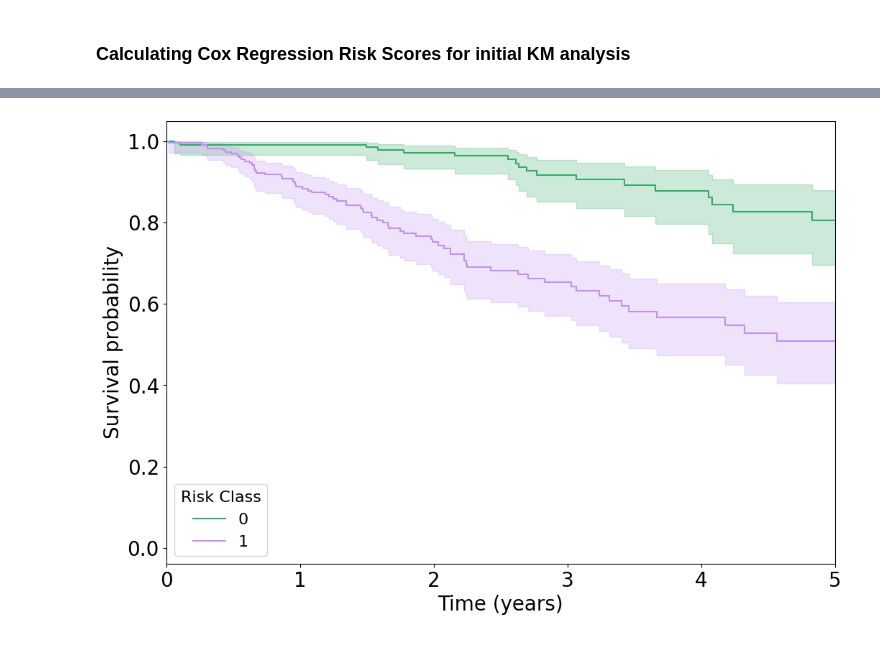
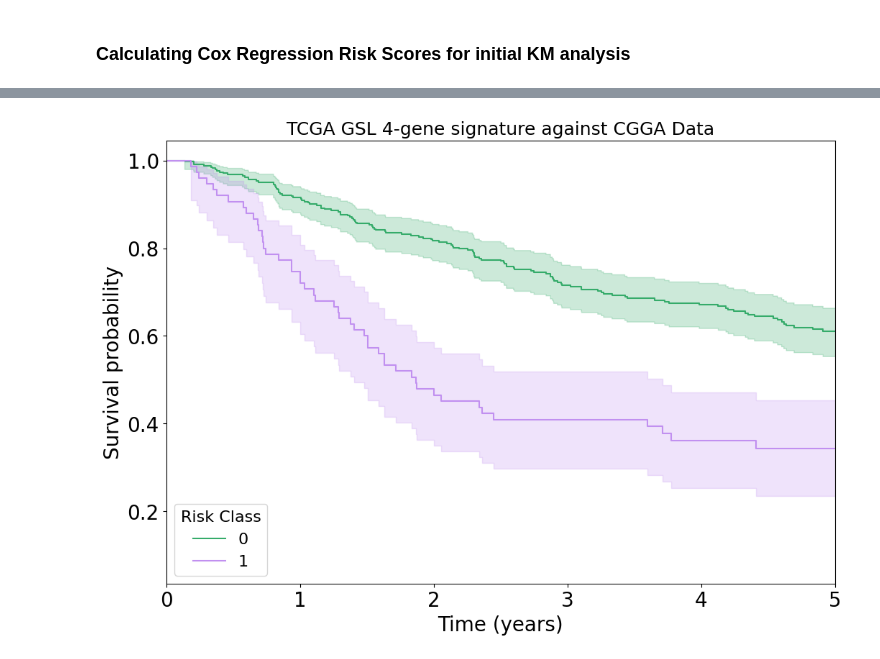
Before and after one commit to JackWJW/LGG_Prognosis_Prediction, a Jupyter notebook: Survival_Analysis_Notebook.ipynb, the cells around one changed output, grey strips where cells are left out. Drawn from its saved outputs; the diff is of its cells as text; code cells hidden in the pictures.

```diff
--- a/Survival_Analysis_Notebook.ipynb
+++ b/Survival_Analysis_Notebook.ipynb
@@ -371,8 +307,7 @@ selected_genes = plot_coef_path_pub(
 # %% [markdown]
 ### KM analysis of Lesso regression identified genes
 # %%
-genes_of_interest = ["FUT9","ST8SIA5"]
-cancer_of_interest = "Brain Lower Grade Glioma"
+genes_of_interest = ["FUT6","FUT9"]
 
 fig, axs = plt.subplots(nrows=2, ncols=1, figsize=(5, 8))
 logrank_ps = []
@@ -385,13 +320,13 @@ for idx, gene_of_interest in enumerate(genes_of_interest):
     df_Expn_Class["Expression Class"] = df_Expn_Class[gene_of_interest].apply(Expn_class)
     df_Expn_Class = df_Expn_Class.dropna()
     df_Expn_Class["Expression_Class_Num"] = df_Expn_Class["Expression Class"].map({"Low": 0, "High": 1})
-    df_cox = df_Expn_Class[["DSS.time", "DSS", "Expression_Class_Num"]]
+    df_cox = df_Expn_Class[["OS.time", "OS", "Expression_Class_Num"]]
 
     high = df_Expn_Class[df_Expn_Class["Expression Class"] == "High"]
     low  = df_Expn_Class[df_Expn_Class["Expression Class"] == "Low"]
     lr_res = logrank_test(
-        high["DSS.time"], low["DSS.time"],
-        event_observed_A=high["DSS"], event_observed_B=low["DSS"]
+        high["OS.time"], low["OS.time"],
+        event_observed_A=high["OS"], event_observed_B=low["OS"]
     )
     p_val = lr_res.p_value
     logrank_ps.append(p_val)
@@ -401,7 +336,7 @@ for idx, gene_of_interest in enumerate(genes_of_interest):
 
     ax = axs[idx]  # Select the subplot axis
     for i, (cluster, group_df) in enumerate(df_Expn_Class.groupby("Expression Class")):
-        kmf.fit(group_df["DSS.time"] / 365, event_observed=group_df["DSS"], label=f"{cluster} Expression")
+        kmf.fit(group_df["OS.time"] / 365, event_observed=group_df["OS"], label=f"{cluster} Expression")
         kmf.plot_survival_function(ax=ax, color=colours[i])
 
     ax.set_title(f"{gene_of_interest}", fontsize=16)
@@ -410,12 +345,11 @@ for idx, gene_of_interest in enumerate(genes_of_interest):
     ax.set_ylabel("Survival probability", fontsize=14)
     ax.tick_params(axis='both', labelsize=12)
     ax.set_xlabel("Time (years)",fontsize=14)
-
-    fdr_vals = multipletests(logrank_ps, method="fdr_bh")[1]
-    for ax, fdr in zip(axs, fdr_vals):
+    p_vals = logrank_ps
+    for ax, p in zip(axs, p_vals):
         ax.text(
             0.035, 0.05,
-            f"Log-Rank p FDR (BH) = {fdr:.2e}",
+            f"Log-Rank p = {p:.2e}",
             transform=ax.transAxes,
             fontsize=12,
             bbox=dict(boxstyle="round", facecolor="white",edgecolor='black')
@@ -430,12 +364,12 @@ plt.show()
 # %% [markdown]
 ### Cox (Ridge L2 penalised) Regression for C index and Hazard Ratio calculation
 # %%
-genes_of_interest = ["B3GNT5", "UGCG", "FUT9","ST8SIA5"]
-genes_df = df_KM_LGG[["DSS","DSS.time"]+genes_of_interest].copy()
+genes_of_interest = ["B3GNT5", "UGCG", "FUT9","FUT6"]
+genes_df = df_KM_LGG[["OS","OS.time"]+genes_of_interest].copy()
 genes_df[genes_of_interest] = StandardScaler().fit_transform(genes_df[genes_of_interest])
 
 cph = CoxPHFitter(penalizer=best_alpha, l1_ratio=0.0)
-cph.fit(genes_df,duration_col="DSS.time",event_col="DSS",robust=True)
+cph.fit(genes_df,duration_col="OS.time",event_col="OS",robust=True)
 
 cindex = cph.concordance_index_
 
@@ -527,5 +461,5 @@ summary_extraction = summary.set_index('covariate')
 B3GNT5_coef = summary_extraction.loc["B3GNT5"]["coef"]
 UGCG_coef = summary_extraction.loc["UGCG"]["coef"]
 FUT9_coef = summary_extraction.loc["FUT9"]["coef"]
-ST8SIA5_coef = summary_extraction.loc["ST8SIA5"]["coef"]
+FUT6_coef = summary_extraction.loc["FUT6"]["coef"]
 # %%
@@ -535,0 +515,8 @@ genes_df["Risk Class"] = genes_df["Risk_Score"].apply(Risk_class)
+# %%
+CGGA_df = pd.read_csv("./CGGA_Data/CGGA_LGG_TPM.csv").set_index("CGGA_ID").dropna()
+CGGA_df = CGGA_df[["OS","OS.time"]+genes_of_interest].copy()
+CGGA_df[genes_of_interest] = StandardScaler().fit_transform(CGGA_df[genes_of_interest])
+CGGA_df["Risk_Score"] = (CGGA_df["B3GNT5"] * B3GNT5_coef) + (CGGA_df["UGCG"]*UGCG_coef) + (CGGA_df["FUT9"]*FUT9_coef) + (CGGA_df["FUT6"]*FUT6_coef)
+def Risk_class(x):
+    return 1 if x > thr else 0
+CGGA_df["Risk Class"] = CGGA_df["Risk_Score"].apply(Risk_class)
@@ -536,21 +533,22 @@ genes_df["Risk Class"] = genes_df["Risk_Score"].apply(Risk_class)
 # %%
 # Initialize the plot
 fig = plt.figure(figsize=(12, 8))
 
 # Initialize Kaplan-Meier fitter
 kmf = KaplanMeierFitter()
 colours = ["#35AB6A","#C190F0"]
 i=0
 # Loop through each cluster and plot its survival curve
-for cluster, group_df in genes_df.groupby("Risk Class"):
-    kmf.fit(group_df["DSS.time"]/365, event_observed=group_df["DSS"], label=f"{cluster}")
+for cluster, group_df in CGGA_df.groupby("Risk Class"):
+    kmf.fit(group_df["OS.time"]/365, event_observed=group_df["OS"], label=f"{cluster}")
     ax = kmf.plot_survival_function(color=colours[i])
     i +=1
     ax.set_xlim(0,5)
     ax.set_xlabel("Time (years)",fontsize=20)
     ax.set_ylabel("Survival probability",fontsize=20)
     ax.tick_params(axis='both',labelsize=20)
 ax.legend(fontsize=16, title="Risk Class", title_fontsize=16,loc="lower left")
+plt.title("TCGA GSL 4-gene signature against CGGA Data", fontsize=18)
 plt.show()
 # %% [output]
-[figure, old version]
+[figure, new version]
```
Also changed, not shown: parts of 14 cells of this notebook, 1 other file.
